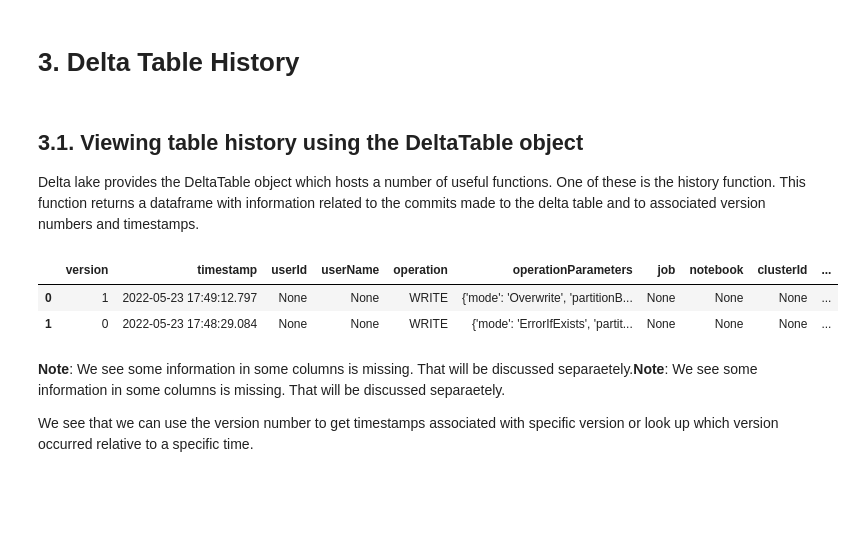
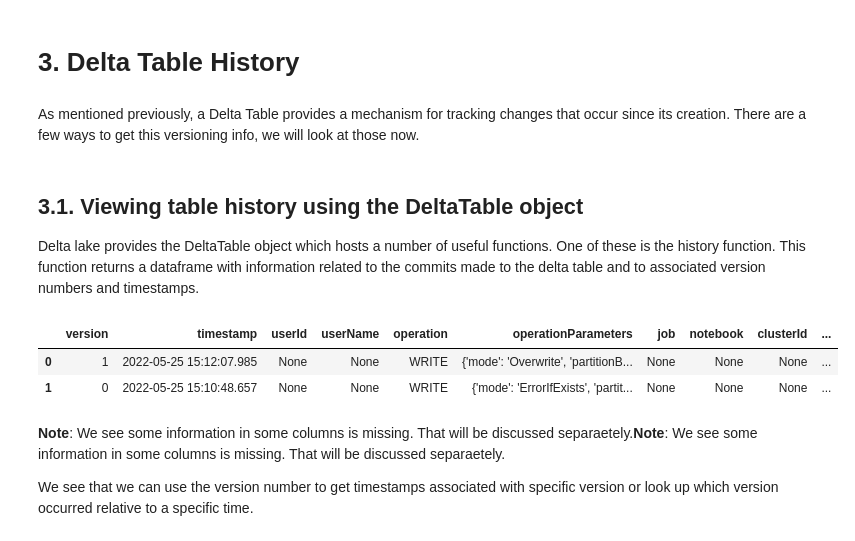
Before and after one commit to taylor-schneider/ml-training-jupyter-notebooks, a Jupyter notebook: Data Engineering/Data Lakehouse/Deltalake/Delta Lake Time Travel.ipynb, the cells around one changed output. Cells and saved outputs as stored; diff of their text form; code cells hidden in the pictures; blank space fills up the shorter version.

```diff
--- a/Data Engineering/Data Lakehouse/Deltalake/Delta Lake Time Travel.ipynb
+++ b/Data Engineering/Data Lakehouse/Deltalake/Delta Lake Time Travel.ipynb
@@ -185,7 +176,8 @@ We now write the data as a delta table
 import os
 import pyprojroot
 project_root_dir = pyprojroot.here()
-current_dir = "Data Engineering/Data Lakehouse/Deltalake"
-relative_delta_table_path = "data/time-travel-demo.delta"
-full_delta_table_path = os.path.join(project_root_dir, current_dir, relative_delta_table_path)
+data_directory = os.path.join(project_root_dir, r"Example Data Sets", "deltalake")
+table_name = "time-travel-demo.delta"
+full_delta_table_path = os.path.join(data_directory, table_name)
+escaped_full_delta_table_path = full_delta_table_path.replace(" ", "\ ")
 # %%
@@ -385,6 +386,8 @@ Creation: 2022-05-23 17:48:23.216000
 We can see that the timestamp from the commitInfo section occurs the latest which logically makes sense.
 # %% [markdown]
 # 3. Delta Table History
+# %% [markdown]
+As mentioned previously, a Delta Table provides a mechanism for tracking changes that occur since its creation. There are a few ways to get this versioning info, we will look at those now.
 # %% [markdown]
 ## 3.1. Viewing table history using the DeltaTable object
 
@@ -392,19 +395,19 @@ Delta lake provides the DeltaTable object which hosts a number of useful functio
 # %%
 from delta.tables import DeltaTable
 
 # Create a pointer tothe delta table (dont confuse with spark dataframe)
-deltaTable = DeltaTable.forPath(sparkSession, relative_delta_table_path)
+deltaTable = DeltaTable.forPath(sparkSession, full_delta_table_path)
 
 # Get the history as a spark dataframe
 dt_history_df = deltaTable.history()
 
 # Convert the info to pandas to make the presentation nicer
 dt_history_pd_df = dt_history_df.toPandas()
 dt_history_pd_df
 # %% [output]
 |  | version | timestamp | userId | userName | operation | operationParameters | job | notebook | clusterId | ... |
-| 0 | 1 | 2022-05-23 17:49:12.797 | None | None | WRITE | {'mode': 'Overwrite', 'partitionB... | None | None | None | ... |
-| 1 | 0 | 2022-05-23 17:48:29.084 | None | None | WRITE | {'mode': 'ErrorIfExists', 'partit... | None | None | None | ... |
+| 0 | 1 | 2022-05-25 15:12:07.985 | None | None | WRITE | {'mode': 'Overwrite', 'partitionB... | None | None | None | ... |
+| 1 | 0 | 2022-05-25 15:10:48.657 | None | None | WRITE | {'mode': 'ErrorIfExists', 'partit... | None | None | None | ... |
 # %% [markdown]
 **Note**: We see some information in some columns is missing. That will be discussed separaetely.**Note**: We see some information in some columns is missing. That will be discussed separaetely.
 
```
Also changed, not shown: parts of 31 cells of this notebook, 1 other file.
